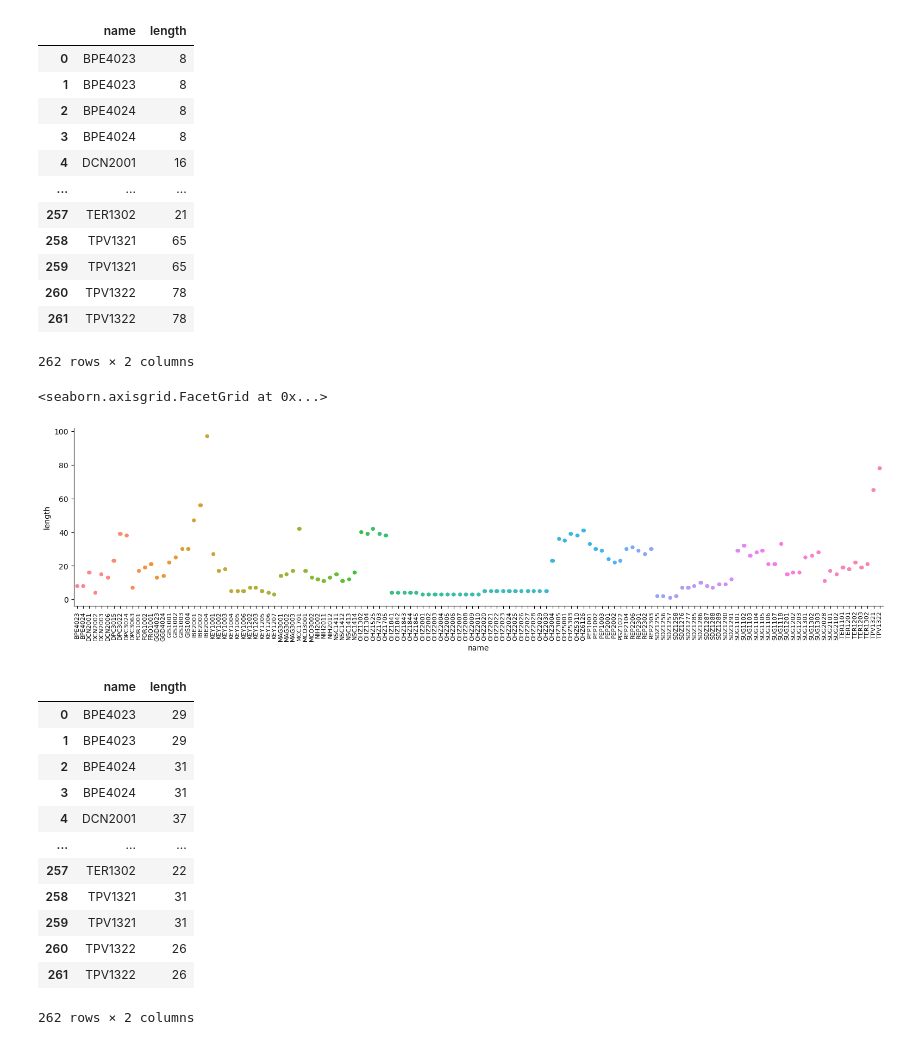
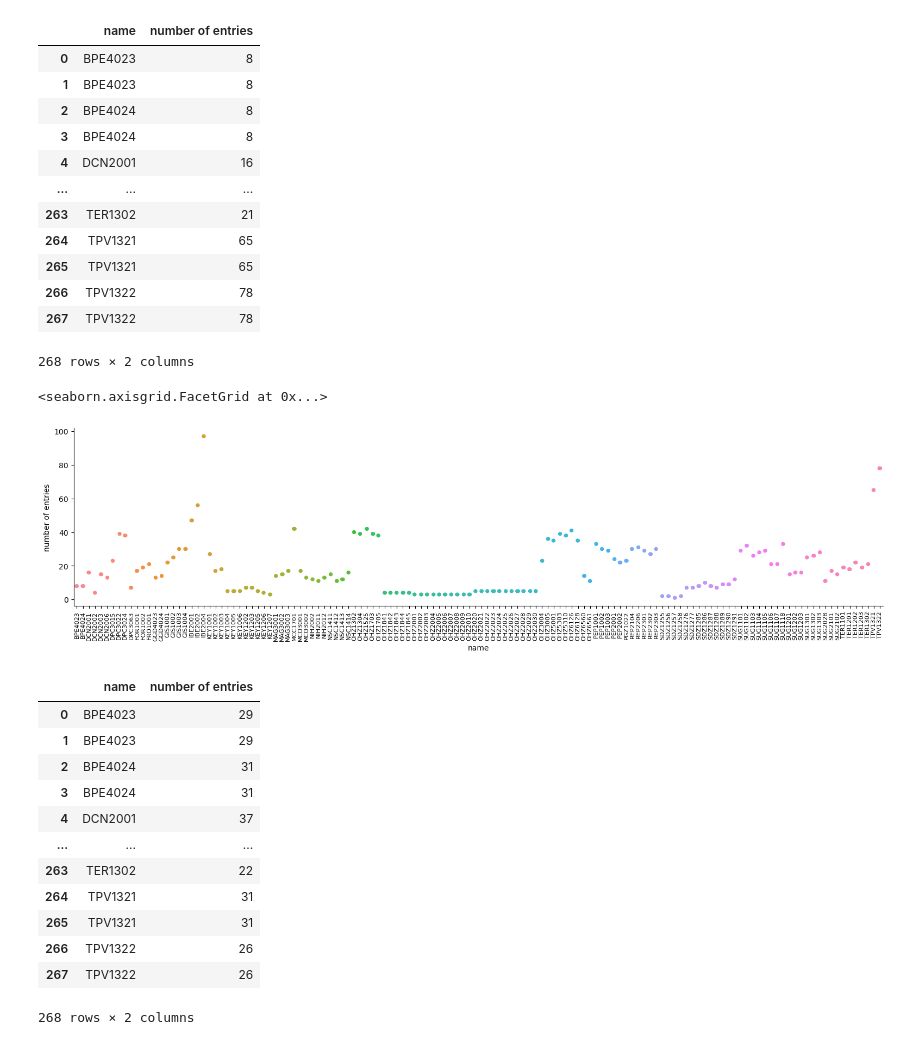
Before and after one commit to zwergon/calcimetry, a Jupyter notebook: notebooks/QC-measurements.ipynb, the cells around one changed output. Saved outputs shown, nothing was run; the diff lists cells and outputs as text; code cells hidden in the pictures.

```diff
--- a/notebooks/QC-measurements.ipynb
+++ b/notebooks/QC-measurements.ipynb
@@ -191,28 +191,28 @@ for drill in drillfiles:
 
             del df
 # %%
-df = pd.DataFrame(data, columns=['name', 'length'])
+df = pd.DataFrame(data, columns=['name', 'number of entries'])
 df
 # %% [output]
-|  | name | length |
+|  | name | number of entries |
 | 0 | BPE4023 | 8 |
 | 1 | BPE4023 | 8 |
 | 2 | BPE4024 | 8 |
 | 3 | BPE4024 | 8 |
 | 4 | DCN2001 | 16 |
 | ... | ... | ... |
-| 257 | TER1302 | 21 |
-| 258 | TPV1321 | 65 |
-| 259 | TPV1321 | 65 |
-| 260 | TPV1322 | 78 |
-| 261 | TPV1322 | 78 |
+| 263 | TER1302 | 21 |
+| 264 | TPV1321 | 65 |
+| 265 | TPV1321 | 65 |
+| 266 | TPV1322 | 78 |
+| 267 | TPV1322 | 78 |
-262 rows × 2 columns
+268 rows × 2 columns
 # %%
-g = sns.catplot(x='name', y='length', data=df, height=4, aspect=4)
+g = sns.catplot(x='name', y='number of entries', data=df, height=4, aspect=4)
 g.set_xticklabels(rotation=90, fontsize=8)
 # %% [output]
 <seaborn.axisgrid.FacetGrid at 0x...>
-[figure, old version]
+[figure, new version]
 # %%
 data = []
 
@@ -242,19 +241,19 @@ for drill in drillfiles:
             del df
 # %%
-df = pd.DataFrame(data, columns=['name', 'length'])
+df = pd.DataFrame(data, columns=['name', 'number of entries'])
 df
 # %% [output]
-|  | name | length |
+|  | name | number of entries |
 | 0 | BPE4023 | 29 |
 | 1 | BPE4023 | 29 |
 | 2 | BPE4024 | 31 |
 | 3 | BPE4024 | 31 |
 | 4 | DCN2001 | 37 |
 | ... | ... | ... |
-| 257 | TER1302 | 22 |
-| 258 | TPV1321 | 31 |
-| 259 | TPV1321 | 31 |
-| 260 | TPV1322 | 26 |
-| 261 | TPV1322 | 26 |
+| 263 | TER1302 | 22 |
+| 264 | TPV1321 | 31 |
+| 265 | TPV1321 | 31 |
+| 266 | TPV1322 | 26 |
+| 267 | TPV1322 | 26 |
-262 rows × 2 columns
+268 rows × 2 columns
 # %%
```
Also changed, not shown: parts of 4 cells of this notebook, 3 other files.
